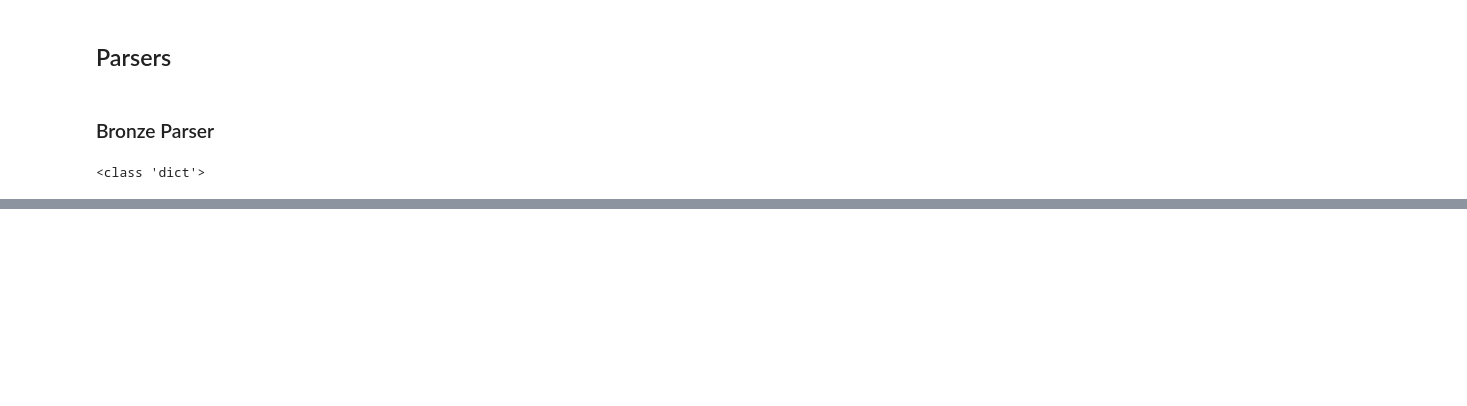
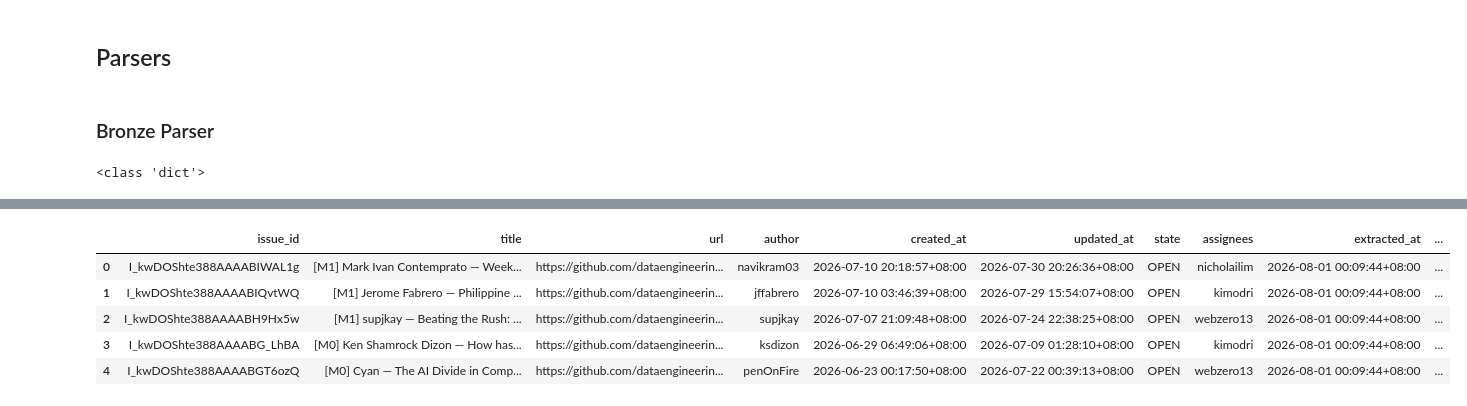
Before and after one commit to kimodri/dep-submission-pipeline, a Jupyter notebook: notebooks/exploration.ipynb, the cells around one changed output, grey strips where cells are left out. Saved outputs shown, nothing was run; the diff lists cells and outputs as text; code cells hidden in the pictures; blank space fills up the shorter version.

```diff
--- a/notebooks/exploration.ipynb
+++ b/notebooks/exploration.ipynb
@@ -77,6 +81,3 @@ response = requests.post(
-# %%
-
-extracted_at = datetime.now()
 # %% [markdown]
 ## Parsers
 # %% [markdown]
@@ -190,0 +180,3 @@ dtype: object
+# %%
+bronze_table = transform_raw_to_bronze(data)
+bronze_table.head()
@@ -190,0 +190,37 @@ dtype: object
+# %%
+# specify the type of date
+# handle multi-reviewers // explode
+# drop labels
+
+silver_table = bronze_table
+
+date_cols = ["created_at", "updated_at", "extracted_at"]
+
+for date_col in date_cols:
+    silver_table[date_col] = (
+        pd.to_datetime(silver_table[date_col], utc=True)
+        .dt.tz_convert("Asia/Manila")
+        .dt.floor("s")
+    )
+
+silver_table_exploded = silver_table.explode("assignees")\
+    .drop(columns=["labels"])
+# %%
+silver_table_exploded["is_assigned"] = 1 if (silver_table_exploded["assignees"] is not None) else 0
+silver_table_exploded["days_since_update"] = (
+    silver_table_exploded["updated_at"] - silver_table_exploded["created_at"]
+).dt.days
+
+silver_table_exploded["submission_age_days"] = (
+    silver_table_exploded["extracted_at"] - silver_table_exploded["created_at"]
+).dt.days
+
+
+silver_table_exploded.head()
+# %% [output]
+|  | issue_id | title | url | author | created_at | updated_at | state | assignees | extracted_at | ... |
+| 0 | I_kwDOShte388AAAABIWAL1g | [M1] Mark Ivan Contemprato — Week... | https://github.com/dataengineerin... | navikram03 | 2026-07-10 20:18:57+08:00 | 2026-07-30 20:26:36+08:00 | OPEN | nicholailim | 2026-08-01 00:09:44+08:00 | ... |
+| 1 | I_kwDOShte388AAAABIQvtWQ | [M1] Jerome Fabrero — Philippine ... | https://github.com/dataengineerin... | jffabrero | 2026-07-10 03:46:39+08:00 | 2026-07-29 15:54:07+08:00 | OPEN | kimodri | 2026-08-01 00:09:44+08:00 | ... |
+| 2 | I_kwDOShte388AAAABH9Hx5w | [M1] supjkay — Beating the Rush: ... | https://github.com/dataengineerin... | supjkay | 2026-07-07 21:09:48+08:00 | 2026-07-24 22:38:25+08:00 | OPEN | webzero13 | 2026-08-01 00:09:44+08:00 | ... |
+| 3 | I_kwDOShte388AAAABG_LhBA | [M0] Ken Shamrock Dizon — How has... | https://github.com/dataengineerin... | ksdizon | 2026-06-29 06:49:06+08:00 | 2026-07-09 01:28:10+08:00 | OPEN | kimodri | 2026-08-01 00:09:44+08:00 | ... |
+| 4 | I_kwDOShte388AAAABGT6ozQ | [M0] Cyan — The AI Divide in Comp... | https://github.com/dataengineerin... | penOnFire | 2026-06-23 00:17:50+08:00 | 2026-07-22 00:39:13+08:00 | OPEN | webzero13 | 2026-08-01 00:09:44+08:00 | ... |
```
Also changed, not shown: parts of 7 cells of this notebook, 6 other files.
